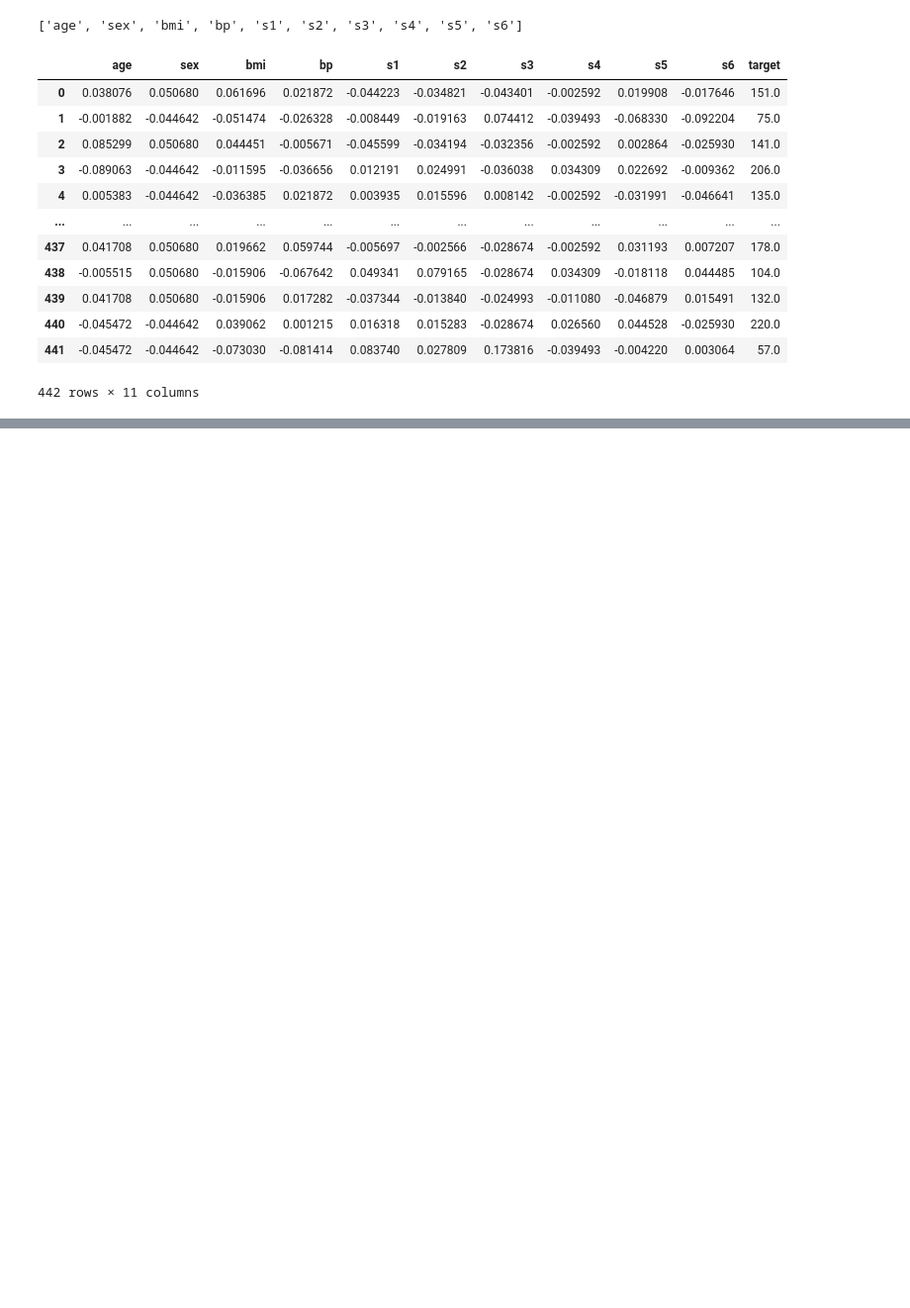
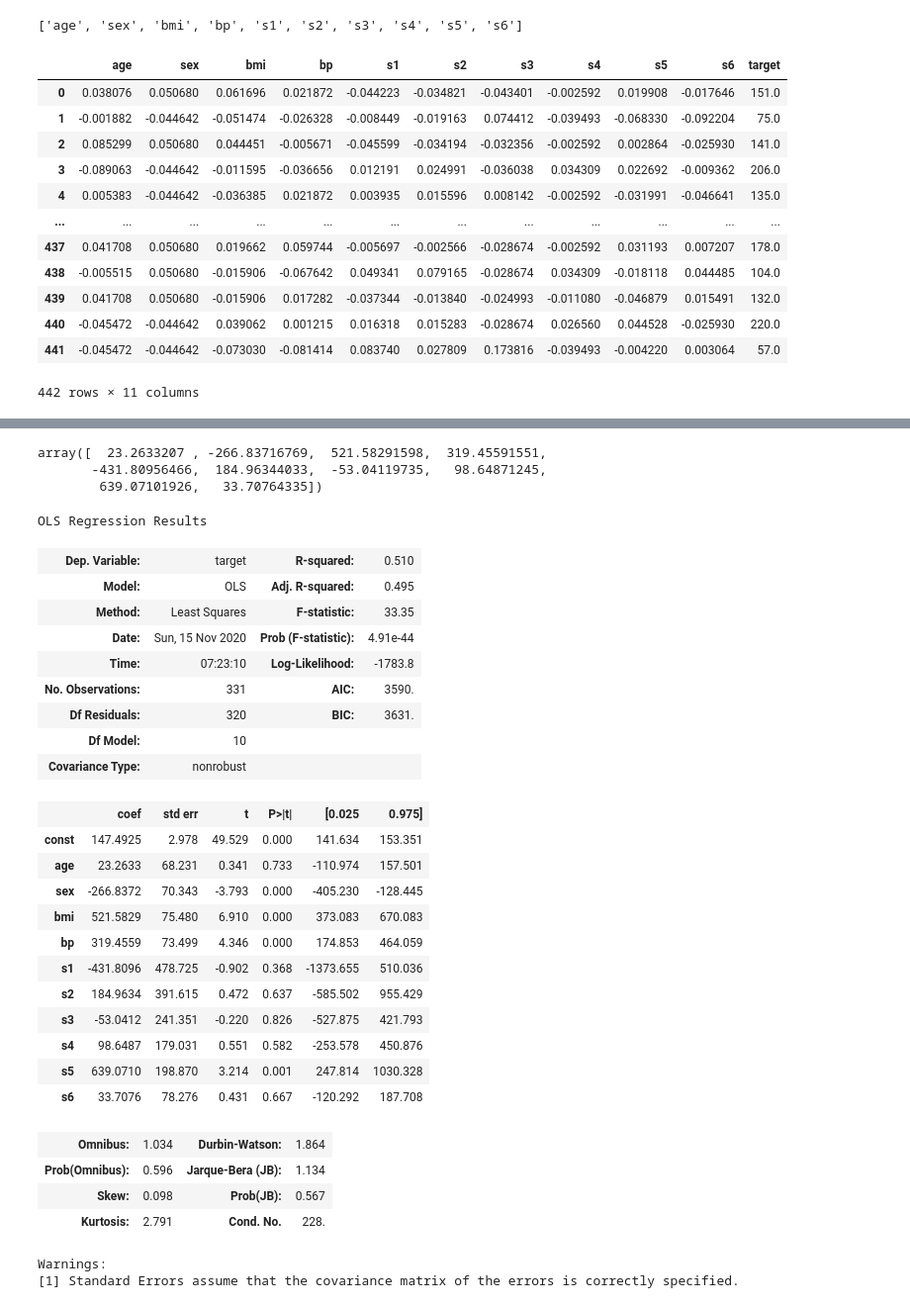
Before and after one commit to normannexo/Mathematics-notebooks, a Jupyter notebook: dataset_classics.ipynb, the cells around one changed output, grey strips where cells are left out. Shown at 99% size. Cells and saved outputs as stored; diff of their text form; code cells hidden in the pictures; blank space fills up the shorter version.

```diff
--- a/dataset_classics.ipynb
+++ b/dataset_classics.ipynb
@@ -114,0 +116,10 @@ PatsyError: Error evaluating factor: NameError: name 'x' is not defined
+# %%
+## Linear Regression with sklearn
+from sklearn.linear_model import LinearRegression
+linear_model = LinearRegression()
+linear_model.fit(X_train, y_train)
+linear_model.coef_
+# %% [output]
+array([  23.2633207 , -266.83716769,  521.58291598,  319.45591551,
+       -431.80956466,  184.96344033,  -53.04119735,   98.64871245,
+        639.07101926,   33.70764335])
@@ -114,0 +129,33 @@ PatsyError: Error evaluating factor: NameError: name 'x' is not defined
+# %%
+X_train_c = sm.add_constant(X_train)
+sm_linear_model = sm.OLS(y_train, X_train_c).fit()
+sm_linear_model.summary()
+# %% [output]
+OLS Regression Results
+| Dep. Variable: | target | R-squared: | 0.510 |
+| Model: | OLS | Adj. R-squared: | 0.495 |
+| Method: | Least Squares | F-statistic: | 33.35 |
+| Date: | Sun, 15 Nov 2020 | Prob (F-statistic): | 4.91e-44 |
+| Time: | 07:23:10 | Log-Likelihood: | -1783.8 |
+| No. Observations: | 331 | AIC: | 3590. |
+| Df Residuals: | 320 | BIC: | 3631. |
+| Df Model: | 10 |  |  |
+| Covariance Type: | nonrobust |  |  |
+|  | coef | std err | t | P>|t| | [0.025 | 0.975] |
+| const | 147.4925 | 2.978 | 49.529 | 0.000 | 141.634 | 153.351 |
+| age | 23.2633 | 68.231 | 0.341 | 0.733 | -110.974 | 157.501 |
+| sex | -266.8372 | 70.343 | -3.793 | 0.000 | -405.230 | -128.445 |
+| bmi | 521.5829 | 75.480 | 6.910 | 0.000 | 373.083 | 670.083 |
+| bp | 319.4559 | 73.499 | 4.346 | 0.000 | 174.853 | 464.059 |
+| s1 | -431.8096 | 478.725 | -0.902 | 0.368 | -1373.655 | 510.036 |
+| s2 | 184.9634 | 391.615 | 0.472 | 0.637 | -585.502 | 955.429 |
+| s3 | -53.0412 | 241.351 | -0.220 | 0.826 | -527.875 | 421.793 |
+| s4 | 98.6487 | 179.031 | 0.551 | 0.582 | -253.578 | 450.876 |
+| s5 | 639.0710 | 198.870 | 3.214 | 0.001 | 247.814 | 1030.328 |
+| s6 | 33.7076 | 78.276 | 0.431 | 0.667 | -120.292 | 187.708 |
+| Omnibus: | 1.034 | Durbin-Watson: | 1.864 |
+| Prob(Omnibus): | 0.596 | Jarque-Bera (JB): | 1.134 |
+| Skew: | 0.098 | Prob(JB): | 0.567 |
+| Kurtosis: | 2.791 | Cond. No. | 228. |
+Warnings:
+[1] Standard Errors assume that the covariance matrix of the errors is correctly specified.
```
Also changed, not shown: parts of 8 cells of this notebook.
